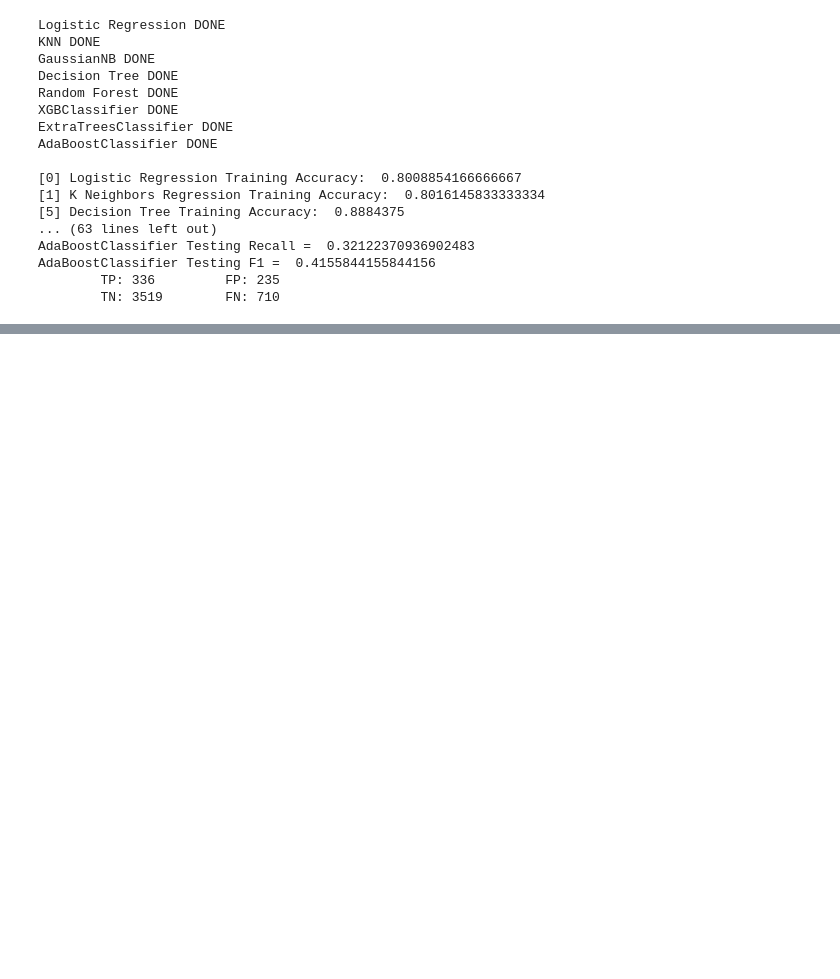
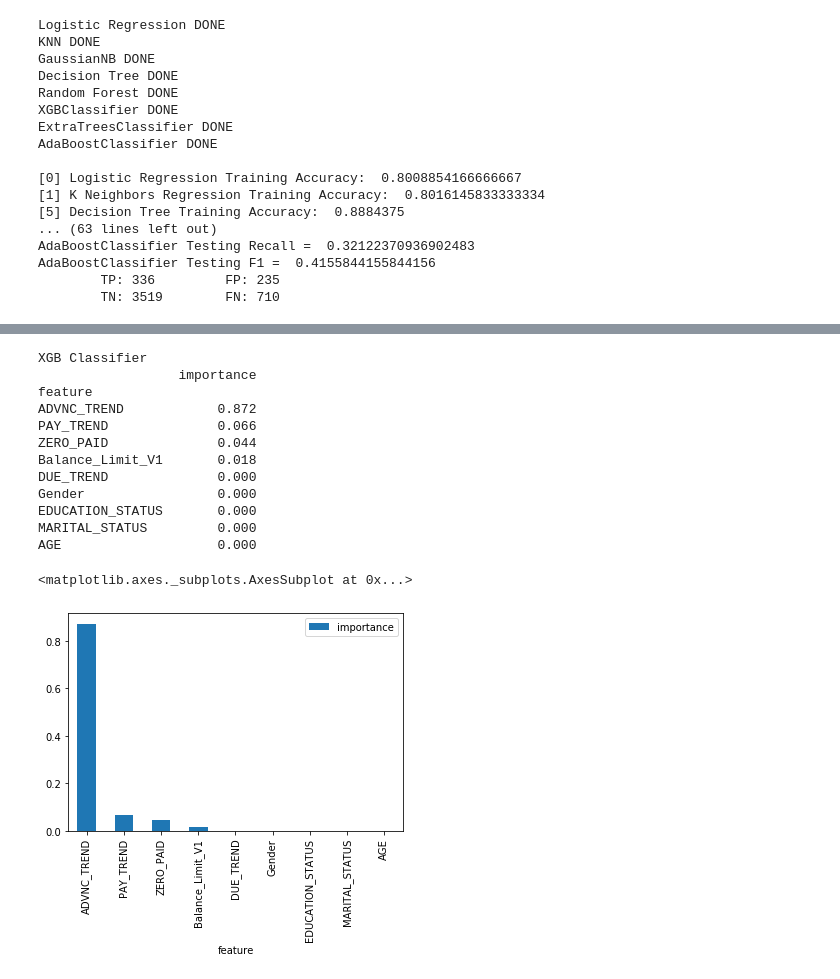
Before and after one commit to hiruna72/ds1018, a Jupyter notebook: process.py.ipynb, the cells around one changed output, grey strips where cells are left out. Saved outputs shown, nothing was run; the diff lists cells and outputs as text; code cells hidden in the pictures; blank space fills up the shorter version.

```diff
--- a/process.py.ipynb
+++ b/process.py.ipynb
@@ -552,0 +603,24 @@ AdaBoostClassifier Testing F1 =  0.4155844155844156
+# %%
+print("XGB Classifier")
+i=4
+forest=model[i]
+importances =pd.DataFrame({"feature":p,"importance":np.round(forest.feature_importances_,3)})
+importances = importances.sort_values("importance",ascending=False).set_index("feature")
+
+print(importances)
+importances.plot.bar()
+# %% [output]
+XGB Classifier
+                  importance
+feature
+ADVNC_TREND            0.872
+PAY_TREND              0.066
+ZERO_PAID              0.044
+Balance_Limit_V1       0.018
+DUE_TREND              0.000
+Gender                 0.000
+EDUCATION_STATUS       0.000
+MARITAL_STATUS         0.000
+AGE                    0.000
+<matplotlib.axes._subplots.AxesSubplot at 0x...>
+[figure, added]
```
Also changed, not shown: parts of 6 cells of this notebook.
